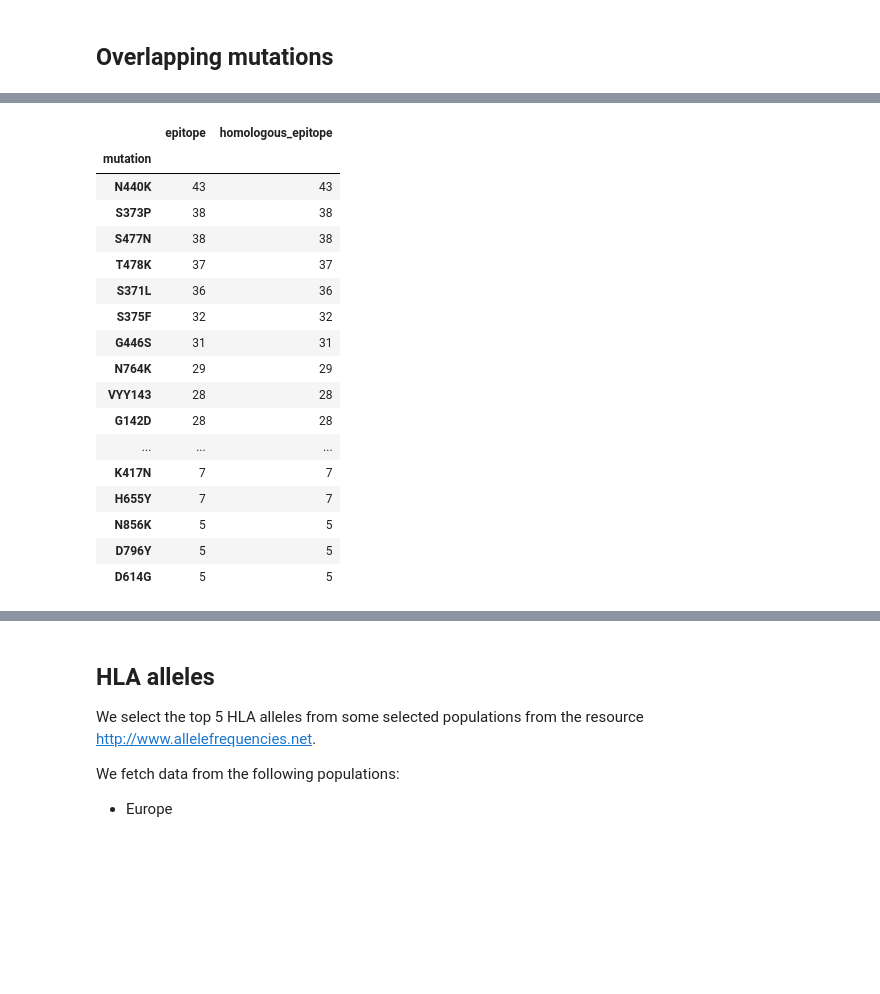
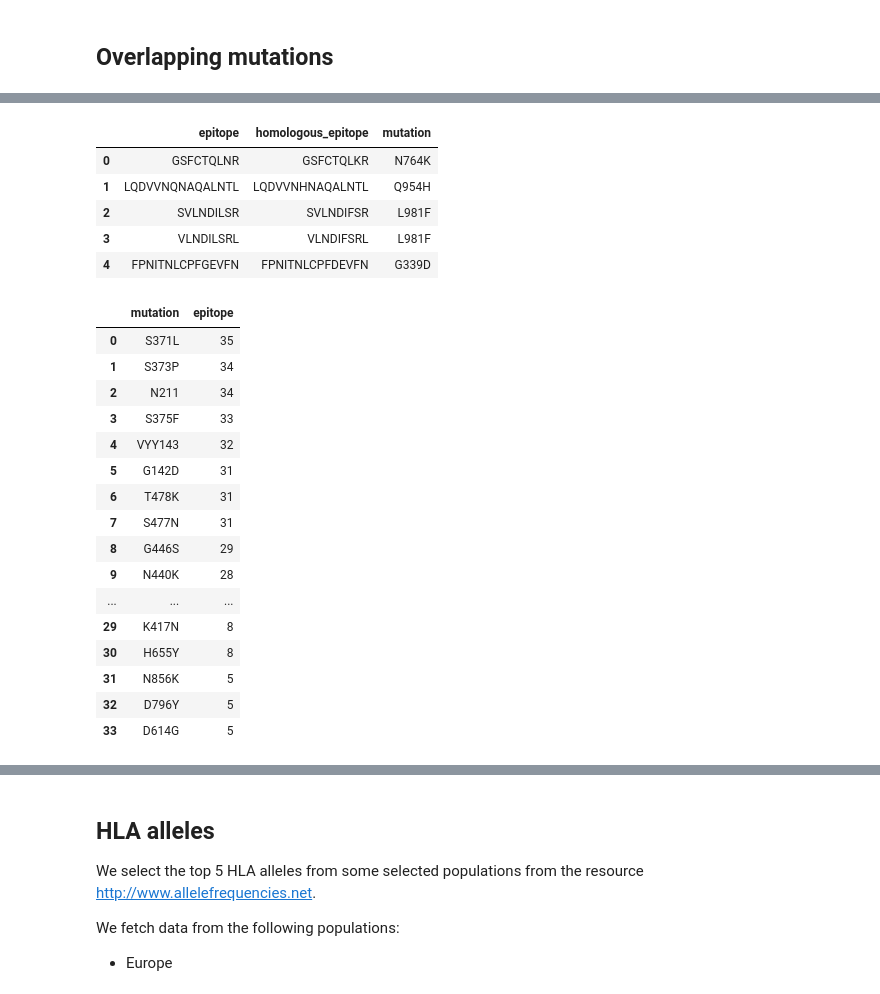
Before and after one commit to TRON-Bioinformatics/omicron-analysis, a Jupyter notebook: omicron_analysis.ipynb, the cells around one changed output, grey strips where cells are left out. Cells and saved outputs as stored; diff of their text form; code cells hidden in the pictures; blank space fills up the shorter version.

Commit message:
add mutation enrichment analysis

```diff
--- a/omicron_analysis.ipynb
+++ b/omicron_analysis.ipynb
@@ -312,10 +323,21 @@ omicron_and_delta_epitopes[omicron_and_delta_epitopes.homologous_epitope_delta !
 # %% [markdown]
 ## Overlapping mutations
 # %%
-def get_overlapping_mutations(sequence, epitope, mutations):
+def get_overlapping_mutations_for_epitope(sequence, epitope, mutations):
     alignments = get_alignment(sequence=sequence, epitope=epitope)
     if alignments is not None:
         alignment = alignments[0]
         start, _ = min(alignment.aligned[0])
         _, end = max(alignment.aligned[0])
-    return list(map(lambda m: "{}{}{}".format(m[1], m[0], m[2]), filter(lambda x: x[0] - 2 >= start and x[0] - 2 <= end, mutations)))
+    return list(map(lambda m: "{}{}{}".format(m[1], m[0], m[2]), filter(lambda x: x[0] >= start and x[0] <= end, mutations)))
+
+def get_overlapping_mutations(sequence, epitopes, mutations):
+    epitopes["overlapping_mutations"] = epitopes.epitope.transform(
+        lambda e: get_overlapping_mutations_for_epitope(sequence=sequence.seq[0:-1], epitope=e, mutations=mutations))
+    epitopes_overlapping_mutations = epitopes[["epitope", "homologous_epitope", "overlapping_mutations"]].set_index(
+        ["epitope", "homologous_epitope"])['overlapping_mutations'].apply(pd.Series).stack()
+    epitopes_overlapping_mutations = epitopes_overlapping_mutations.reset_index()
+    del epitopes_overlapping_mutations["level_2"]
+    epitopes_overlapping_mutations.rename(columns={0: "mutation"}, inplace=True)
+    epitopes_overlapping_mutations.drop_duplicates(inplace=True)
+    return epitopes_overlapping_mutations
@@ -332,4 +343,0 @@ Seq('GSFCTQLKR', HasStopCodon(ExtendedIUPACProtein(), '*'))
-# %%
-omicron_epitopes["overlapping_mutations"] = omicron_epitopes.epitope.transform(lambda e: get_overlapping_mutations(
-    sequence=omicron_apike_protein.seq[0:-1], epitope=e, mutations=omicron_mutations))
-omicron_epitopes[["epitope", "homologous_epitope", "overlapping_mutations"]]
@@ -369,21 +344,33 @@ omicron_overlapping_mutations.head()
+# %%
+omicron_overlapping_mutations = get_overlapping_mutations(
+    sequence=spike_protein, epitopes=omicron_epitopes, mutations=omicron_mutations)
+omicron_overlapping_mutations.head()
+# %% [output]
+|  | epitope | homologous_epitope | mutation |
+| 0 | GSFCTQLNR | GSFCTQLKR | N764K |
+| 1 | LQDVVNQNAQALNTL | LQDVVNHNAQALNTL | Q954H |
+| 2 | SVLNDILSR | SVLNDIFSR | L981F |
+| 3 | VLNDILSRL | VLNDIFSRL | L981F |
+| 4 | FPNITNLCPFGEVFN | FPNITNLCPFDEVFN | G339D |
 # %%
-omicron_overlapping_mutations.groupby("mutation").count().sort_values("epitope", ascending=False)
+omicron_overlapping_counts = omicron_overlapping_mutations[["mutation", "epitope"]]\
+    .groupby("mutation").count().sort_values("epitope", ascending=False).reset_index()
+omicron_overlapping_counts
 # %% [output]
-|  | epitope | homologous_epitope |
-| mutation |  |  |
-| N440K | 43 | 43 |
-| S373P | 38 | 38 |
-| S477N | 38 | 38 |
-| T478K | 37 | 37 |
-| S371L | 36 | 36 |
-| S375F | 32 | 32 |
-| G446S | 31 | 31 |
-| N764K | 29 | 29 |
-| VYY143 | 28 | 28 |
-| G142D | 28 | 28 |
+|  | mutation | epitope |
+| 0 | S371L | 35 |
+| 1 | S373P | 34 |
+| 2 | N211 | 34 |
+| 3 | S375F | 33 |
+| 4 | VYY143 | 32 |
+| 5 | G142D | 31 |
+| 6 | T478K | 31 |
+| 7 | S477N | 31 |
+| 8 | G446S | 29 |
+| 9 | N440K | 28 |
 | ... | ... | ... |
-| K417N | 7 | 7 |
-| H655Y | 7 | 7 |
-| N856K | 5 | 5 |
-| D796Y | 5 | 5 |
-| D614G | 5 | 5 |
+| 29 | K417N | 8 |
+| 30 | H655Y | 8 |
+| 31 | N856K | 5 |
+| 32 | D796Y | 5 |
+| 33 | D614G | 5 |
```
Also changed, not shown: parts of 20 cells of this notebook, 5 other files.
